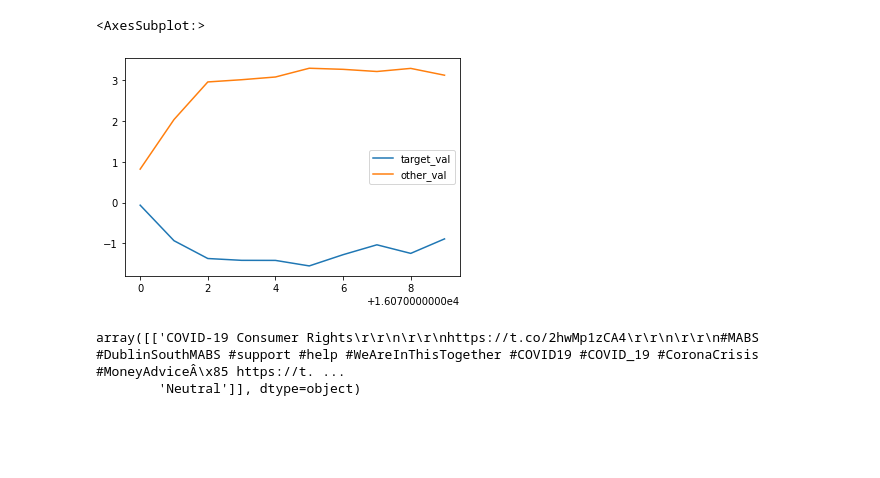
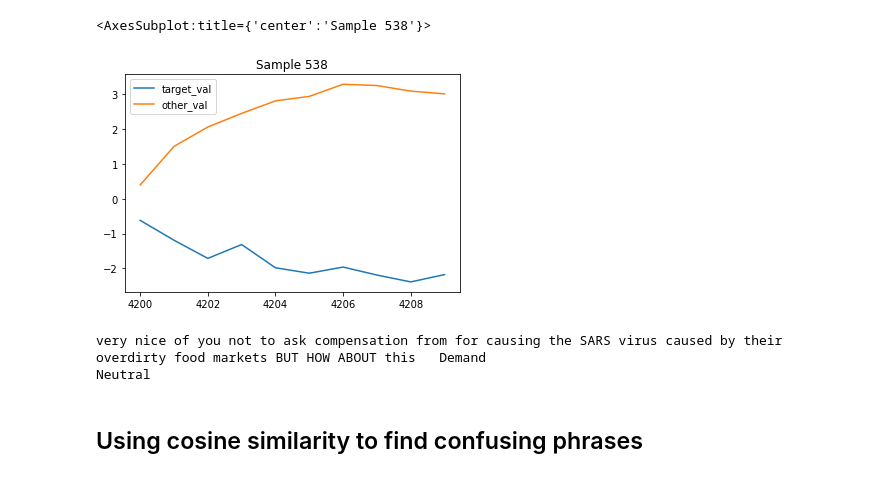
Before and after one commit to sinanuozdemir/oreilly-transformers-nlp-mlops, a Jupyter notebook: notebooks/data_cleaning.ipynb, the cells around one changed output. Drawn from its saved outputs; the diff is of its cells as text; code cells hidden in the pictures; blank space fills up the shorter version.

```diff
--- a/notebooks/data_cleaning.ipynb
+++ b/notebooks/data_cleaning.ipynb
@@ -207,0 +213,7 @@ all_aum_records[all_aum_records['sample_id'] == 2021]
+# %%
+# the lowest AUM
+lowest_sample_aum = int(aum_values.iloc[-1].sample_id)
+
+print(lowest_sample_aum)
+
+all_aum_records[all_aum_records['sample_id'] == lowest_sample_aum]
@@ -208,12 +233,9 @@ all_aum_records[all_aum_records['sample_id'] == 2021]
 # %%
 # Plotting the Logit difference between the intended label and the next highest label.
 # The next logit is MUCH larger than the target logit which is not ideal
-all_aum_records[all_aum_records['sample_id'] == 2021][['target_val', 'other_val']].plot()
+all_aum_records[all_aum_records['sample_id'] == lowest_sample_aum][['target_val', 'other_val']].plot(
+    title=f'Sample {lowest_sample_aum}'
+)
 # %% [output]
-<AxesSubplot:>
+<AxesSubplot:title={'center':'Sample 538'}>
-[figure, old version]
+[figure, new version]
-# %%
-tweets[tweets['index'] == 2021][['OriginalTweet', 'Sentiment']].values
-# %% [output]
-array([['COVID-19 Consumer Rights\r\r\n\r\r\nhttps://t.co/2hwMp1zCA4\r\r\n\r\r\n#MABS #DublinSouthMABS #support #help #WeAreInThisTogether #COVID19 #COVID_19 #CoronaCrisis #MoneyAdviceÂ\x85 https://t. ...
-        'Neutral']], dtype=object)
@@ -221,0 +242,10 @@ array([['COVID-19 Consumer Rights\r\r\n\r\r\nhttps://t.co/2hwMp1zCA4\r\r\n\r\r\n
+# %%
+low_tweet = tweets.iloc[lowest_sample_aum]
+
+print(low_tweet['text'])
+print(low_tweet['Sentiment'])
+# %% [output]
+very nice of you not to ask compensation from for causing the SARS virus caused by their overdirty food markets BUT HOW ABOUT this   Demand
+Neutral
+# %% [markdown]
+## Using cosine similarity to find confusing phrases
```
Also changed, not shown: parts of 31 cells of this notebook, 6 other files.
